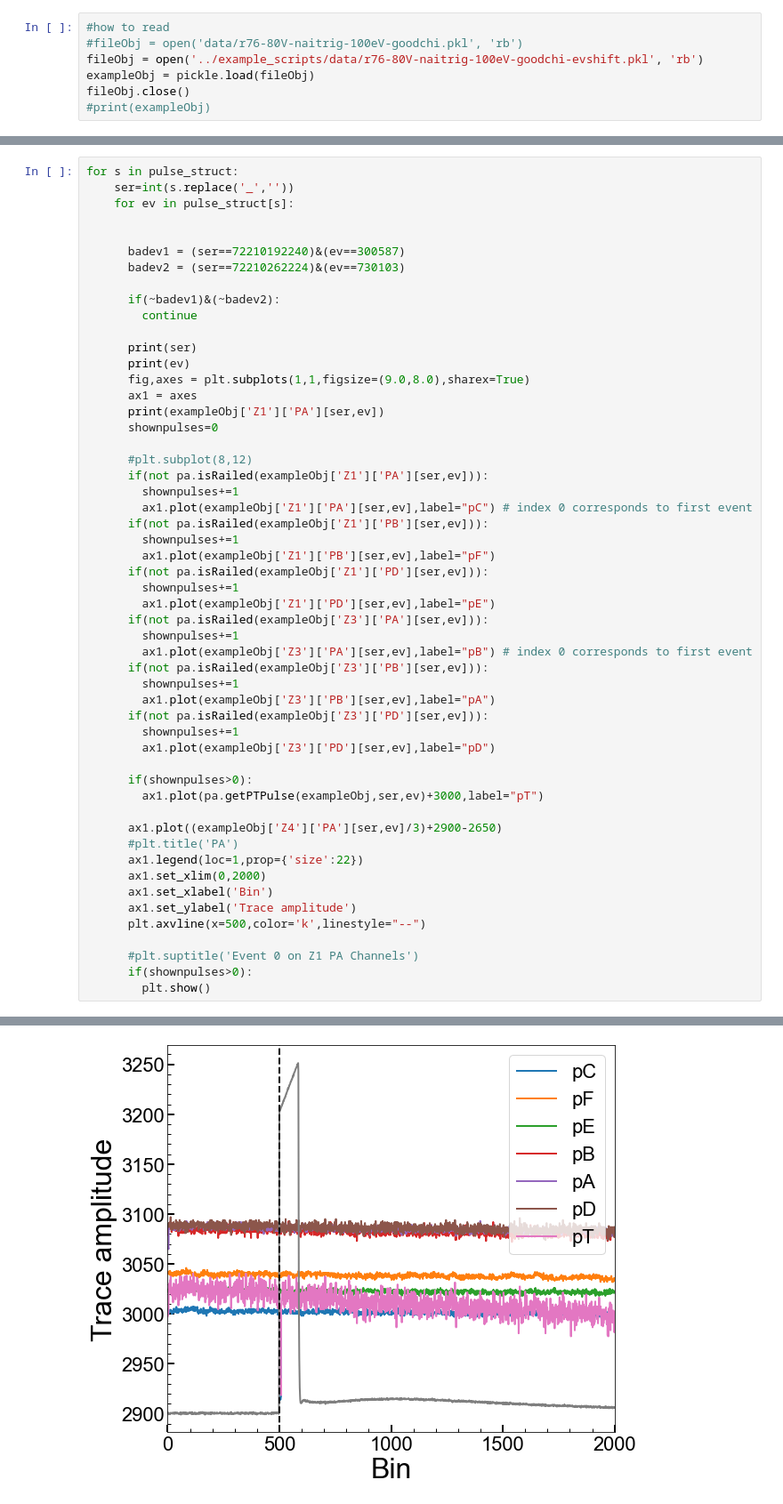
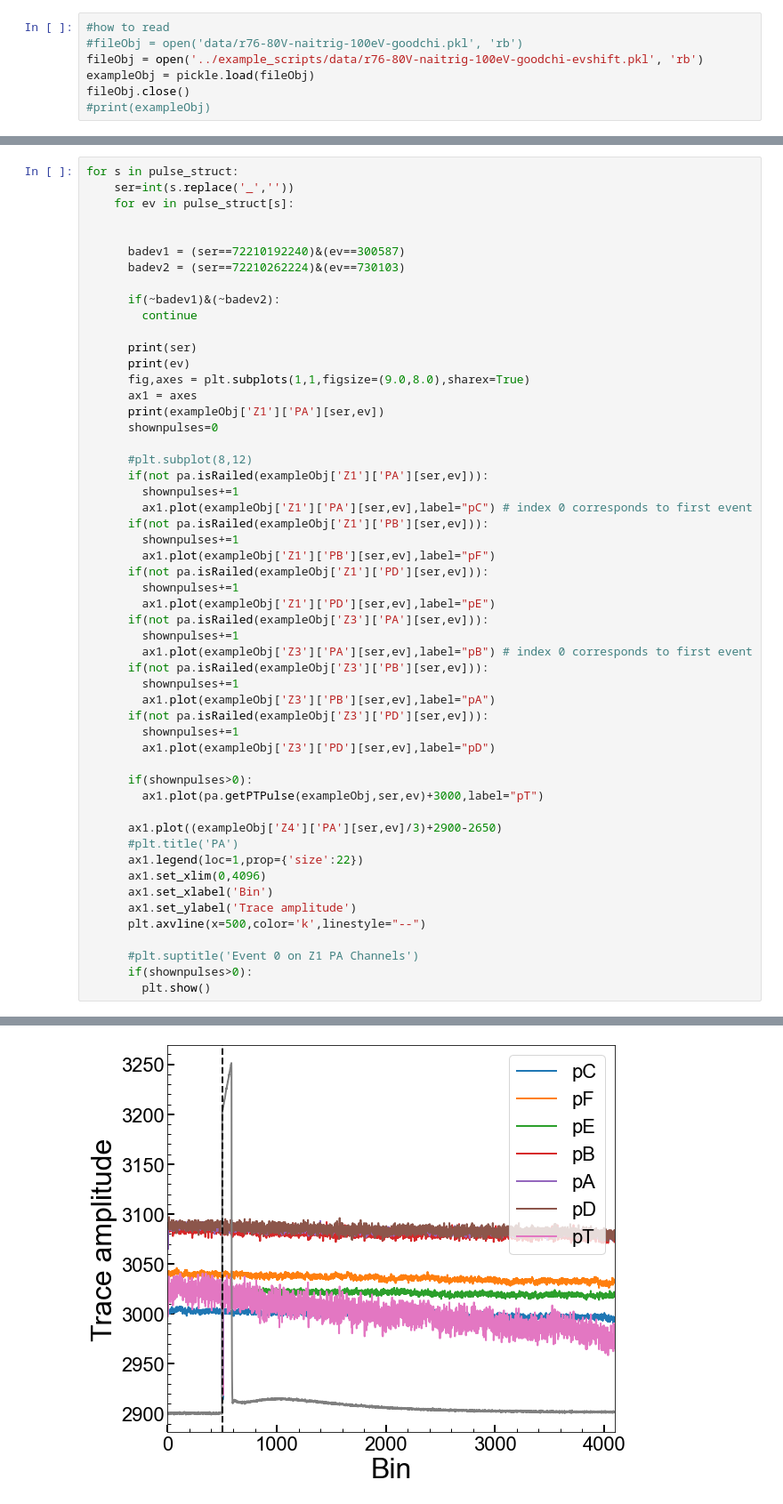
Before and after one commit to villano-lab/R76Analysis, a Jupyter notebook: coin_analysis/odd_traces.ipynb, the cells around one changed output, grey strips where cells are left out. Shown at 89% size. Saved outputs shown, nothing was run; the diff lists cells and outputs as text.

```diff
--- a/coin_analysis/odd_traces.ipynb
+++ b/coin_analysis/odd_traces.ipynb
@@ -74,35 +74,35 @@ for s in pulse_struct:
       if(not pa.isRailed(exampleObj['Z1']['PD'][ser,ev])):
         shownpulses+=1
         ax1.plot(exampleObj['Z1']['PD'][ser,ev],label="pE")
       if(not pa.isRailed(exampleObj['Z3']['PA'][ser,ev])):
         shownpulses+=1
         ax1.plot(exampleObj['Z3']['PA'][ser,ev],label="pB") # index 0 corresponds to first event
       if(not pa.isRailed(exampleObj['Z3']['PB'][ser,ev])):
         shownpulses+=1
         ax1.plot(exampleObj['Z3']['PB'][ser,ev],label="pA")
       if(not pa.isRailed(exampleObj['Z3']['PD'][ser,ev])):
         shownpulses+=1
         ax1.plot(exampleObj['Z3']['PD'][ser,ev],label="pD")
 
       if(shownpulses>0):
         ax1.plot(pa.getPTPulse(exampleObj,ser,ev)+3000,label="pT")
 
       ax1.plot((exampleObj['Z4']['PA'][ser,ev]/3)+2900-2650)
       #plt.title('PA')
       ax1.legend(loc=1,prop={'size':22})
-      ax1.set_xlim(0,2000)
+      ax1.set_xlim(0,4096)
       ax1.set_xlabel('Bin')
       ax1.set_ylabel('Trace amplitude')
       plt.axvline(x=500,color='k',linestyle="--")
 
       #plt.suptitle('Event 0 on Z1 PA Channels')
       if(shownpulses>0):
         plt.show()
 # %% [output]
 72210192240
 300587
 [3004 3005 3004 ... 2993 2995 2995]
-[figure, old version]
+[figure, new version]
 72210262224
 730103
 [3055 3053 3055 ... 3053 3056 3053]
```
Also changed, not shown: parts of 1 cell of this notebook.
